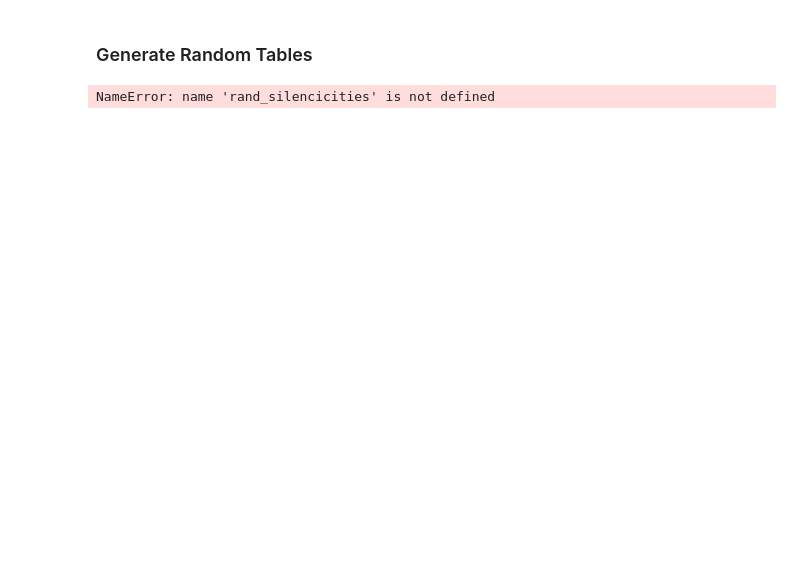
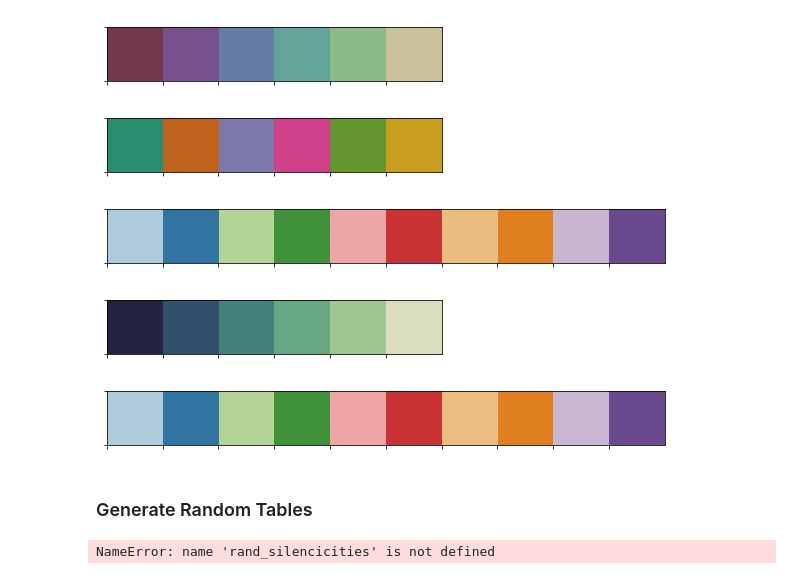
Before and after one commit to EndyLab/codon-tables, a Jupyter notebook: notebooks/fast_fail_figs.ipynb, the cells around one changed output. Drawn from its saved outputs; the diff is of its cells as text; code cells hidden in the pictures; blank space fills up the shorter version.

```diff
--- a/notebooks/fast_fail_figs.ipynb
+++ b/notebooks/fast_fail_figs.ipynb
@@ -61,3 +69,23 @@ green = '#008000'
+# %%
+sns.palplot(sns.cubehelix_palette(6, start=2.25, rot=-1.7, dark=0.3, light=0.75, reverse=True))
+# %% [output]
+[figure, added]
+# %%
+sns.palplot(sns.color_palette("Dark2", 6, desat=0.75))
+# %% [output]
+[figure, added]
+# %%
+sns.palplot(sns.color_palette("Paired", 10, desat=0.75))
+# %% [output]
+[figure, added]
+# %%
+sns.palplot(sns.cubehelix_palette(6, start=0.3, rot=-0.7, reverse=True))
+# %% [output]
+[figure, added]
+# %%
+sns.palplot(colors)
+# %% [output]
+[figure, added]
 # %% [markdown]
 ### Generate Random Tables
 # %%
```
Also changed, not shown: parts of 12 cells of this notebook, 1 other file.
